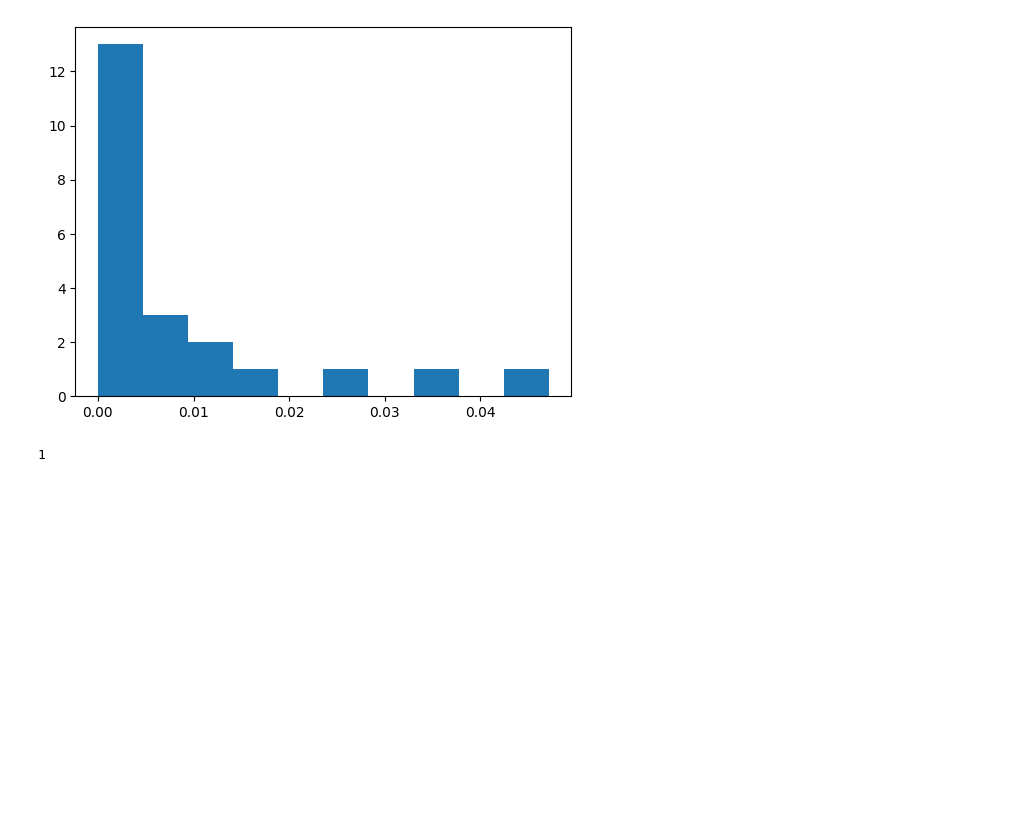
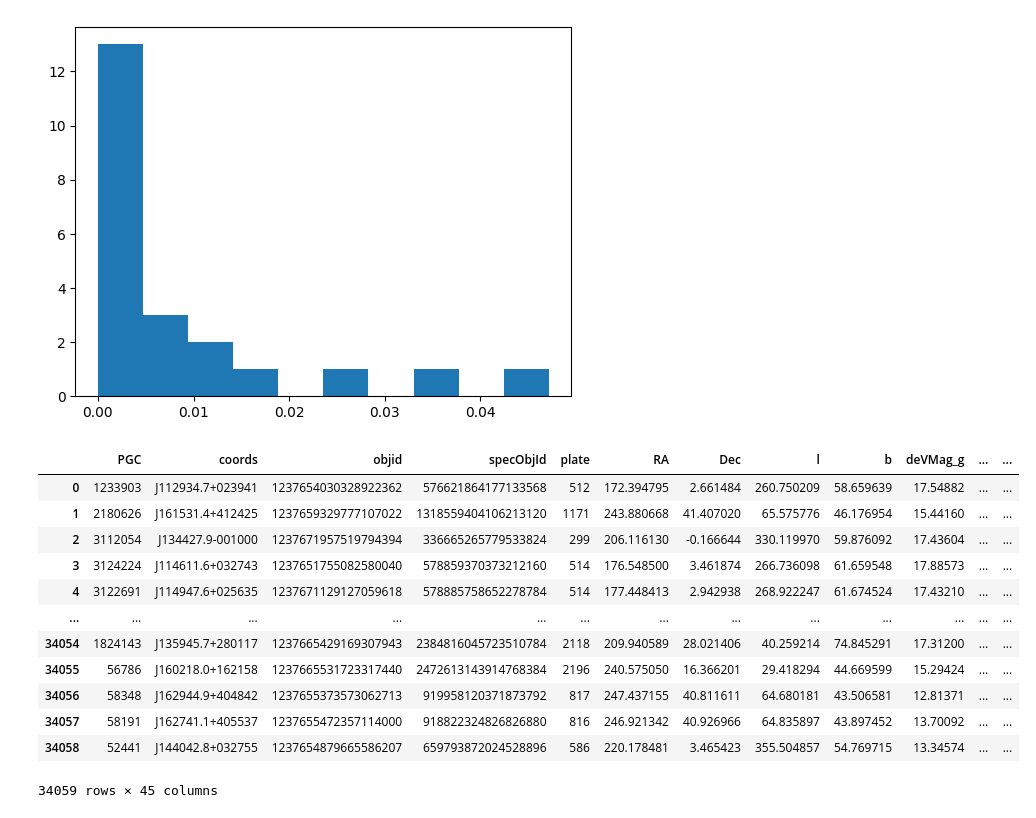
Before and after one commit to mrafifrbbn/thesis-research-2.0, a Jupyter notebook: notebook.ipynb, the cells around one changed output. Saved outputs shown, nothing was run; the diff lists cells and outputs as text; code cells hidden in the pictures; blank space fills up the shorter version.

```diff
--- a/notebook.ipynb
+++ b/notebook.ipynb
@@ -1681,6 +2062,18 @@ plt.show()
 # %% [output]
 [figure]
 # %%
-np.abs(-1)
+pd.read_csv('data/raw/sdss/sdss_howlett2022.dat', delim_whitespace=True)
 # %% [output]
+|  | PGC | coords | objid | specObjId | plate | RA | Dec | l | b | deVMag_g | ... | ... |
+| 0 | 1233903 | J112934.7+023941 | 1237654030328922362 | 576621864177133568 | 512 | 172.394795 | 2.661484 | 260.750209 | 58.659639 | 17.54882 | ... | ... |
+| 1 | 2180626 | J161531.4+412425 | 1237659329777107022 | 1318559404106213120 | 1171 | 243.880668 | 41.407020 | 65.575776 | 46.176954 | 15.44160 | ... | ... |
+| 2 | 3112054 | J134427.9-001000 | 1237671957519794394 | 336665265779533824 | 299 | 206.116130 | -0.166644 | 330.119970 | 59.876092 | 17.43604 | ... | ... |
+| 3 | 3124224 | J114611.6+032743 | 1237651755082580040 | 578859370373212160 | 514 | 176.548500 | 3.461874 | 266.736098 | 61.659548 | 17.88573 | ... | ... |
+| 4 | 3122691 | J114947.6+025635 | 1237671129127059618 | 578885758652278784 | 514 | 177.448413 | 2.942938 | 268.922247 | 61.674524 | 17.43210 | ... | ... |
+| ... | ... | ... | ... | ... | ... | ... | ... | ... | ... | ... | ... | ... |
+| 34054 | 1824143 | J135945.7+280117 | 1237665429169307943 | 2384816045723510784 | 2118 | 209.940589 | 28.021406 | 40.259214 | 74.845291 | 17.31200 | ... | ... |
+| 34055 | 56786 | J160218.0+162158 | 1237665531723317440 | 2472613143914768384 | 2196 | 240.575050 | 16.366201 | 29.418294 | 44.669599 | 15.29424 | ... | ... |
+| 34056 | 58348 | J162944.9+404842 | 1237655373573062713 | 919958120371873792 | 817 | 247.437155 | 40.811611 | 64.680181 | 43.506581 | 12.81371 | ... | ... |
+| 34057 | 58191 | J162741.1+405537 | 1237655472357114000 | 918822324826826880 | 816 | 246.921342 | 40.926966 | 64.835897 | 43.897452 | 13.70092 | ... | ... |
+| 34058 | 52441 | J144042.8+032755 | 1237654879665586207 | 659793872024528896 | 586 | 220.178481 | 3.465423 | 355.504857 | 54.769715 | 13.34574 | ... | ... |
-1
+34059 rows × 45 columns
```
Also changed, not shown: parts of 29 cells of this notebook, 1 other file.
